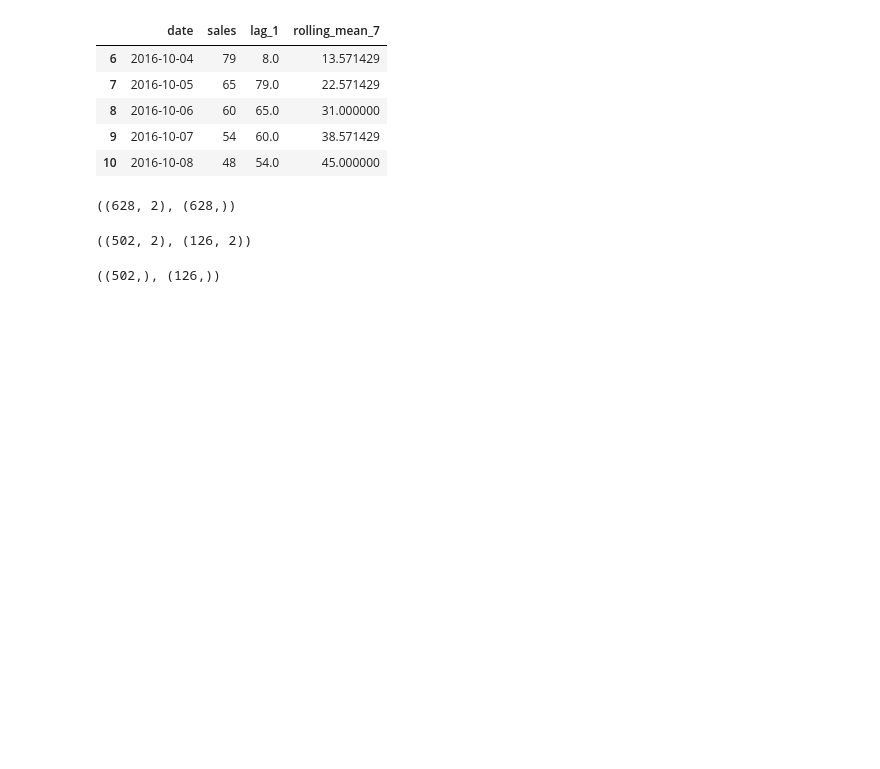
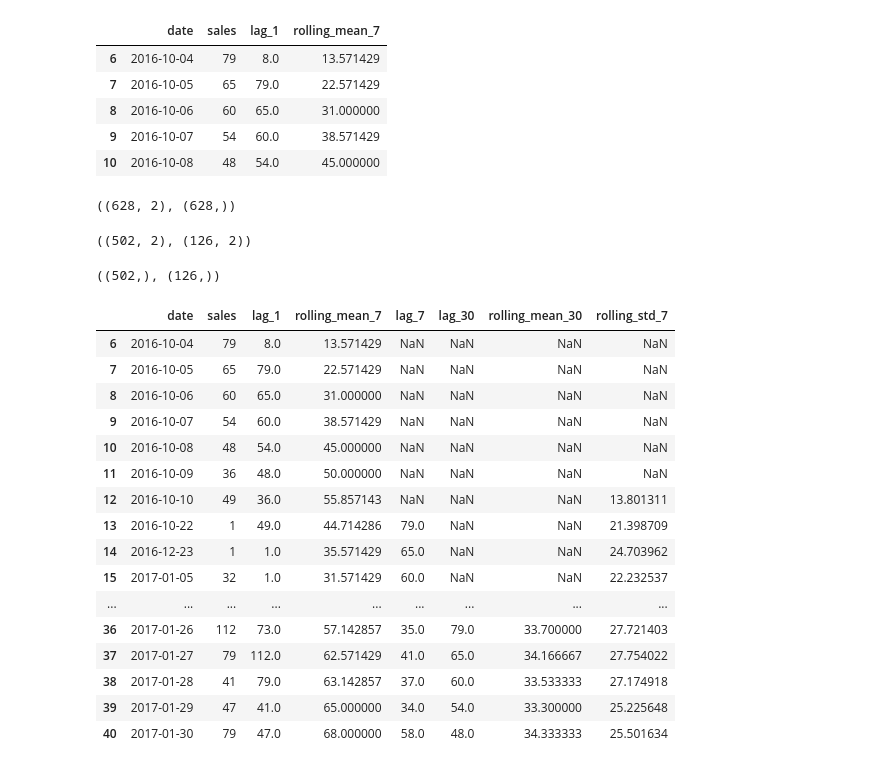
Before and after one commit to VincyJovitha01/demand-pulse, a Jupyter notebook: notebooks/feature_engineering.ipynb, the cells around one changed output. Drawn from its saved outputs; the diff is of its cells as text; code cells hidden in the pictures; blank space fills up the shorter version.

```diff
--- a/notebooks/feature_engineering.ipynb
+++ b/notebooks/feature_engineering.ipynb
@@ -153,3 +153,41 @@ y_train.shape, y_test.shape
 ((502,), (126,))
 # %%
 daily_sales.to_csv("../data/forecasting_dataset.csv", index=False)
+# %%
+# Additional Lag Features
+
+daily_sales["lag_7"] = daily_sales["sales"].shift(7)
+
+daily_sales["lag_30"] = daily_sales["sales"].shift(30)
+# %%
+daily_sales["rolling_mean_30"] = (
+    daily_sales["sales"]
+    .rolling(window=30)
+    .mean()
+)
+
+daily_sales["rolling_std_7"] = (
+    daily_sales["sales"]
+    .rolling(window=7)
+    .std()
+)
+# %%
+daily_sales.head(35)
+# %% [output]
+|  | date | sales | lag_1 | rolling_mean_7 | lag_7 | lag_30 | rolling_mean_30 | rolling_std_7 |
+| 6 | 2016-10-04 | 79 | 8.0 | 13.571429 | NaN | NaN | NaN | NaN |
+| 7 | 2016-10-05 | 65 | 79.0 | 22.571429 | NaN | NaN | NaN | NaN |
+| 8 | 2016-10-06 | 60 | 65.0 | 31.000000 | NaN | NaN | NaN | NaN |
+| 9 | 2016-10-07 | 54 | 60.0 | 38.571429 | NaN | NaN | NaN | NaN |
+| 10 | 2016-10-08 | 48 | 54.0 | 45.000000 | NaN | NaN | NaN | NaN |
+| 11 | 2016-10-09 | 36 | 48.0 | 50.000000 | NaN | NaN | NaN | NaN |
+| 12 | 2016-10-10 | 49 | 36.0 | 55.857143 | NaN | NaN | NaN | 13.801311 |
+| 13 | 2016-10-22 | 1 | 49.0 | 44.714286 | 79.0 | NaN | NaN | 21.398709 |
+| 14 | 2016-12-23 | 1 | 1.0 | 35.571429 | 65.0 | NaN | NaN | 24.703962 |
+| 15 | 2017-01-05 | 32 | 1.0 | 31.571429 | 60.0 | NaN | NaN | 22.232537 |
+| ... | ... | ... | ... | ... | ... | ... | ... | ... |
+| 36 | 2017-01-26 | 112 | 73.0 | 57.142857 | 35.0 | 79.0 | 33.700000 | 27.721403 |
+| 37 | 2017-01-27 | 79 | 112.0 | 62.571429 | 41.0 | 65.0 | 34.166667 | 27.754022 |
+| 38 | 2017-01-28 | 41 | 79.0 | 63.142857 | 37.0 | 60.0 | 33.533333 | 27.174918 |
+| 39 | 2017-01-29 | 47 | 41.0 | 65.000000 | 34.0 | 54.0 | 33.300000 | 25.225648 |
+| 40 | 2017-01-30 | 79 | 47.0 | 68.000000 | 58.0 | 48.0 | 34.333333 | 25.501634 |
```
Also changed, not shown: parts of 2 cells of this notebook, 2 other files.
